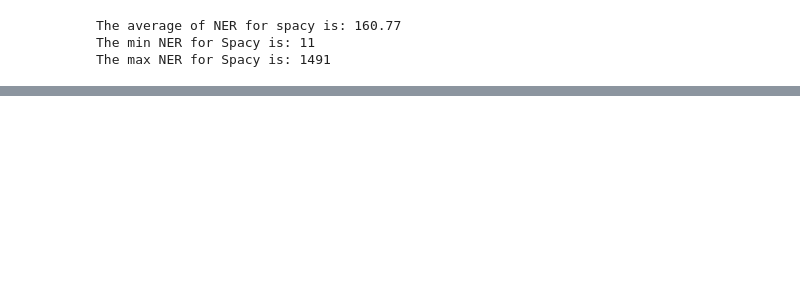
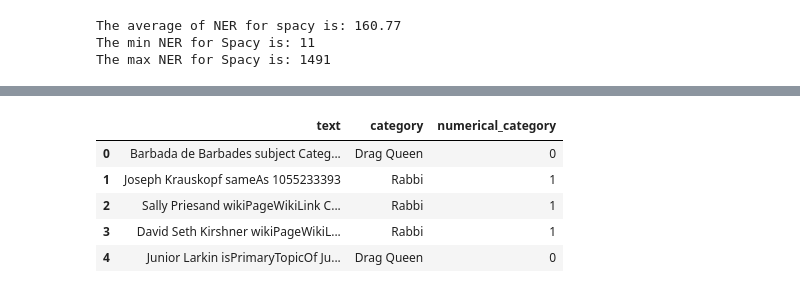
Before and after one commit to evanpkchapple/stanza_and_spacy_comparison, a Jupyter notebook: compare.ipynb, the cells around one changed output, grey strips where cells are left out. Drawn from its saved outputs; the diff is of its cells as text; code cells hidden in the pictures; blank space fills up the shorter version.

```diff
--- a/compare.ipynb
+++ b/compare.ipynb
@@ -975,2 +1090,11 @@ max_words_per_entity = max(all_word_counts) if all_word_counts else 0
+# %%
+df_rdf.head()
+# %% [output]
+|  | text | category | numerical_category |
+| 0 | Barbada de Barbades subject Categ... | Drag Queen | 0 |
+| 1 | Joseph Krauskopf sameAs 1055233393 | Rabbi | 1 |
+| 2 | Sally Priesand wikiPageWikiLink C... | Rabbi | 1 |
+| 3 | David Seth Kirshner wikiPageWikiL... | Rabbi | 1 |
+| 4 | Junior Larkin isPrimaryTopicOf Ju... | Drag Queen | 0 |
 # %%
 # For each set of NEs predicted by each package, how many of them can be found in the knowledge graph (KG)
```
Also changed, not shown: parts of 11 cells of this notebook.
